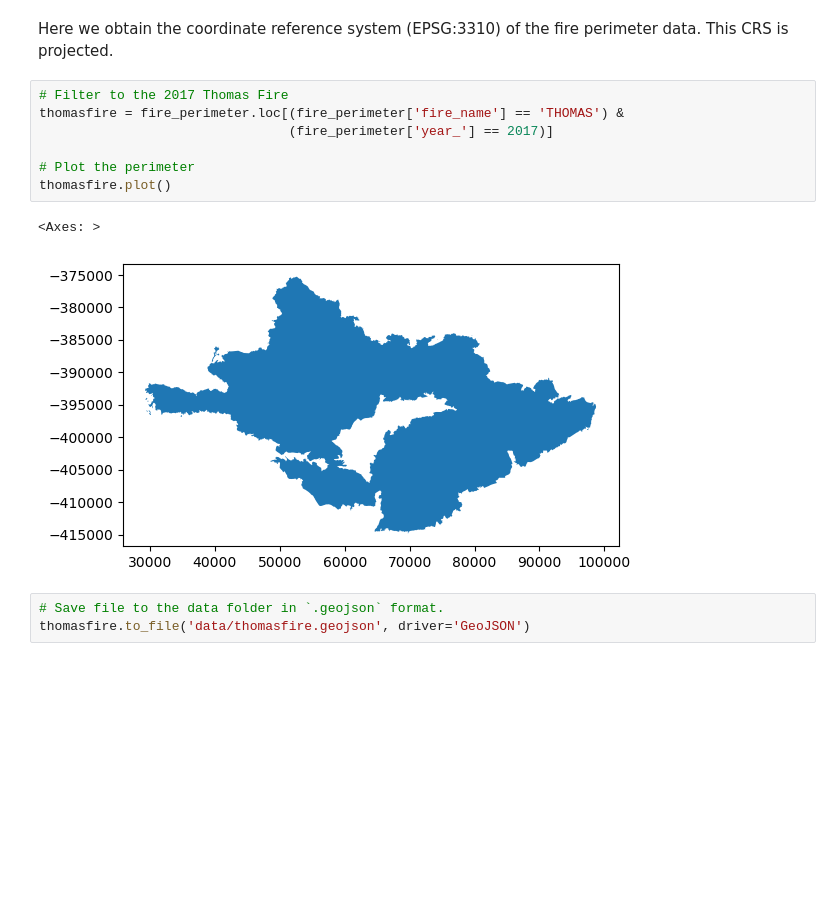
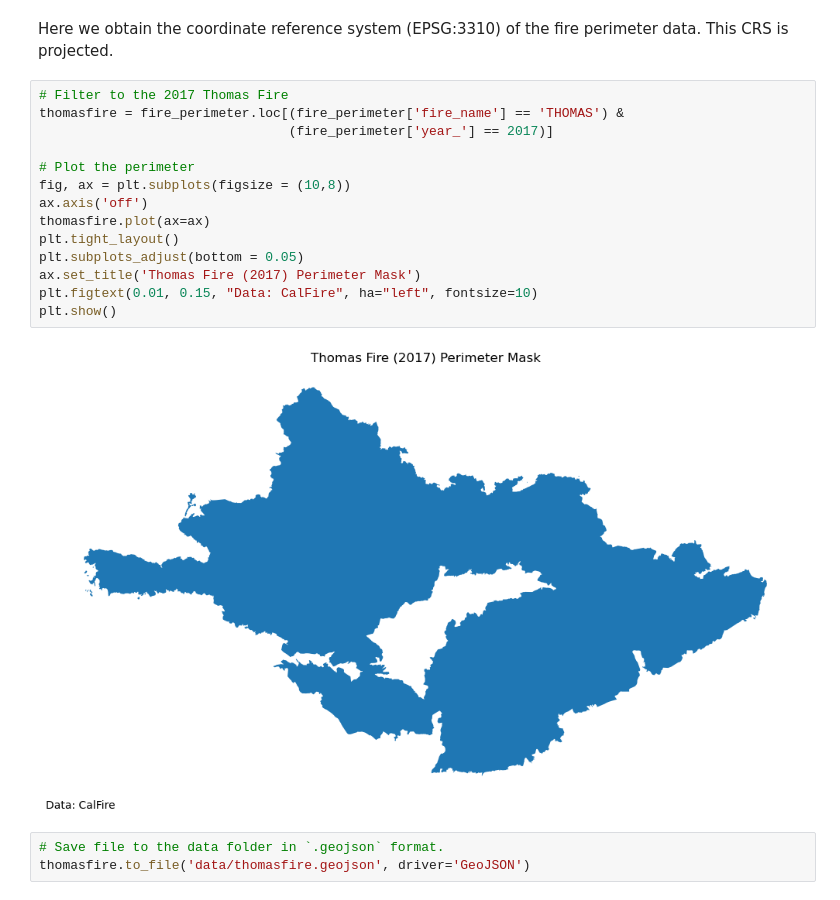
Before and after one commit to leirubinstein/eds220-hwk4, a Jupyter notebook: hwk4-task2-fire-perimeter-RUBINSTEIN.ipynb, the cells around one changed output. Drawn from its saved outputs; the diff is of its cells as text; blank space fills up the shorter version.

```diff
--- a/hwk4-task2-fire-perimeter-RUBINSTEIN.ipynb
+++ b/hwk4-task2-fire-perimeter-RUBINSTEIN.ipynb
@@ -48,13 +48,19 @@ Here we obtain the coordinate reference system (EPSG:3310) of the fire perimeter
 # %%
 # Filter to the 2017 Thomas Fire
 thomasfire = fire_perimeter.loc[(fire_perimeter['fire_name'] == 'THOMAS') &
                                 (fire_perimeter['year_'] == 2017)]
 
 # Plot the perimeter
-thomasfire.plot()
+fig, ax = plt.subplots(figsize = (10,8))
+ax.axis('off')
+thomasfire.plot(ax=ax)
+plt.tight_layout()
+plt.subplots_adjust(bottom = 0.05)
+ax.set_title('Thomas Fire (2017) Perimeter Mask')
+plt.figtext(0.01, 0.15, "Data: CalFire", ha="left", fontsize=10)
+plt.show()
 # %% [output]
-<Axes: >
-[figure, old version]
+[figure, new version]
 # %%
 # Save file to the data folder in `.geojson` format.
 thomasfire.to_file('data/thomasfire.geojson', driver='GeoJSON')
```
Also changed, not shown: 2 other files.
